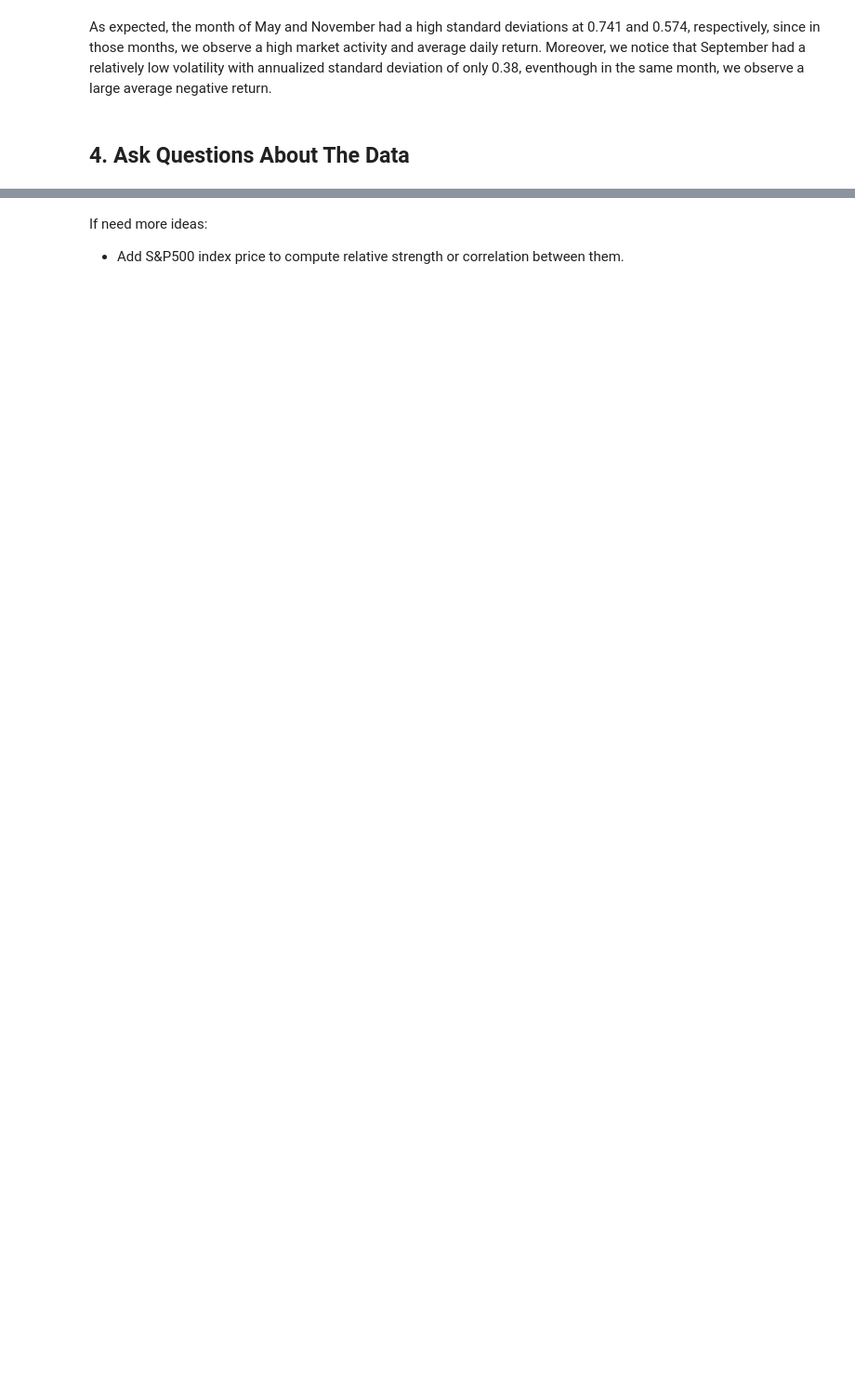
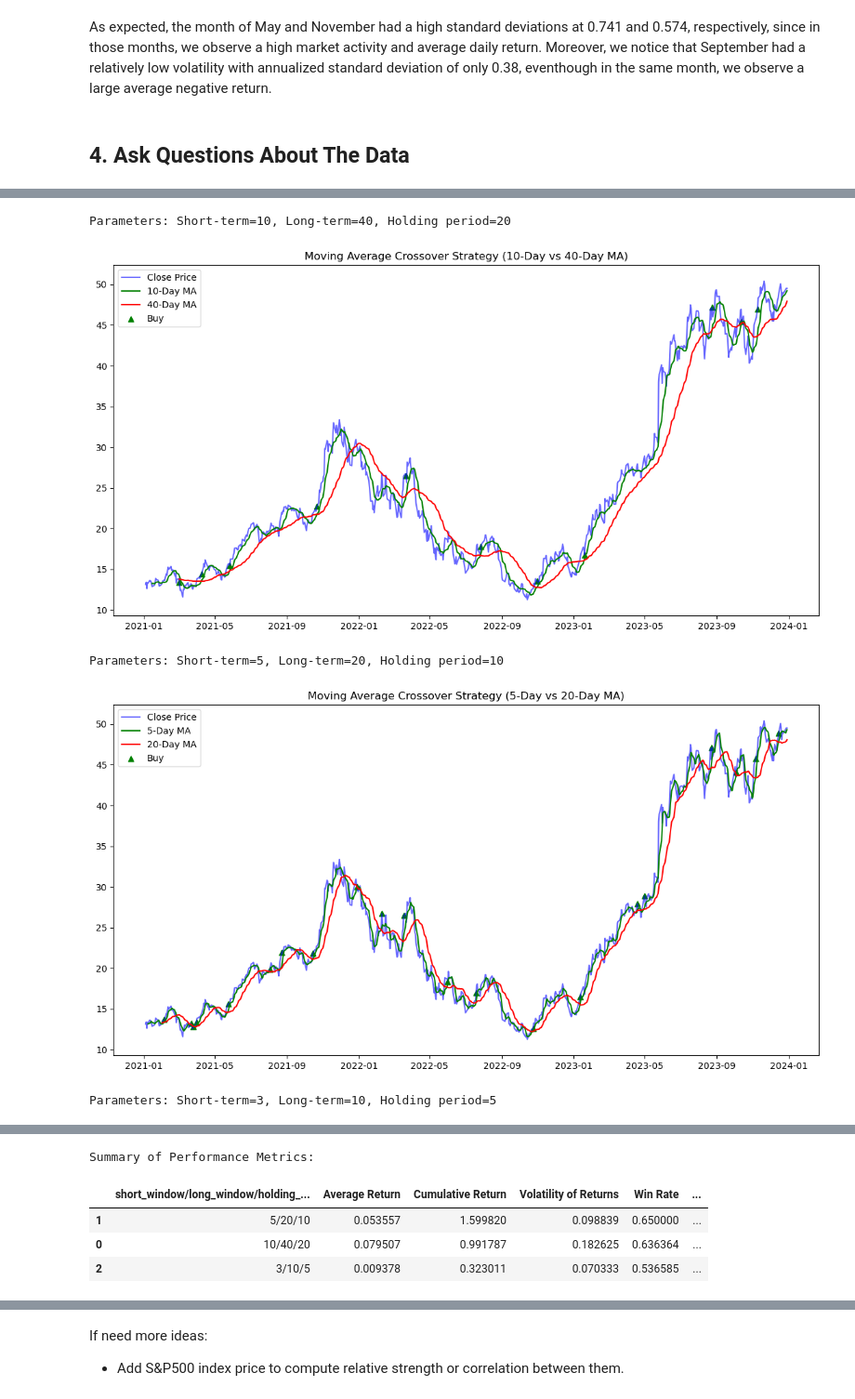
Before and after one commit to GeorgiusBE/Mining_Game, a Jupyter notebook: Part_2_Data_Analytics.ipynb, the cells around one changed output, grey strips where cells are left out. Shown at 93% size. Cells and saved outputs as stored; diff of their text form; code cells hidden in the pictures; blank space fills up the shorter version.

Commit message:
Question 1 on MA crossover - Provided analysis on different configurations on MA crossover trading strategy.

```diff
--- a/Part_2_Data_Analytics.ipynb
+++ b/Part_2_Data_Analytics.ipynb
@@ -898,0 +992,36 @@ df
+# %%
+df_ma = df.copy()
+
+# Define the parameter combinations
+parameter_combinations = [{'short_window': 10, 'long_window': 40, 'holding_period': 20},
+                          {'short_window': 5, 'long_window': 20, 'holding_period': 10},
+                          {'short_window': 3, 'long_window': 10, 'holding_period': 5}]
+
+# Store results
+results = []
+
+# Perform analysis for each parameter combination
+for params in parameter_combinations:
+    print(f"Parameters: Short-term={params['short_window']}, Long-term={params['long_window']}, Holding period={params['holding_period']}")
+    performance = ma_crossover(
+        df_ma,
+        short_window=params['short_window'],
+        long_window=params['long_window'],
+        holding_period=params['holding_period']
+    )
+    results.append(performance)
+
+# Display results in a DataFrame for better readability
+results_df = pd.DataFrame(results)
+
+# Sort results by Cumulative Return (descending) for comparison
+results_df = results_df.sort_values(by='Cumulative Return', ascending=False)
+
+print("\nSummary of Performance Metrics:")
+display(results_df)
+# %% [output]
+Parameters: Short-term=10, Long-term=40, Holding period=20
+[figure, added]
+Parameters: Short-term=5, Long-term=20, Holding period=10
+[figure, added]
+Parameters: Short-term=3, Long-term=10, Holding period=5
@@ -898,0 +1029,5 @@ df
+Summary of Performance Metrics:
+|  | short_window/long_window/holding_... | Average Return | Cumulative Return | Volatility of Returns | Win Rate | ... |
+| 1 | 5/20/10 | 0.053557 | 1.599820 | 0.098839 | 0.650000 | ... |
+| 0 | 10/40/20 | 0.079507 | 0.991787 | 0.182625 | 0.636364 | ... |
+| 2 | 3/10/5 | 0.009378 | 0.323011 | 0.070333 | 0.536585 | ... |
```
Also changed, not shown: parts of 8 cells of this notebook.
